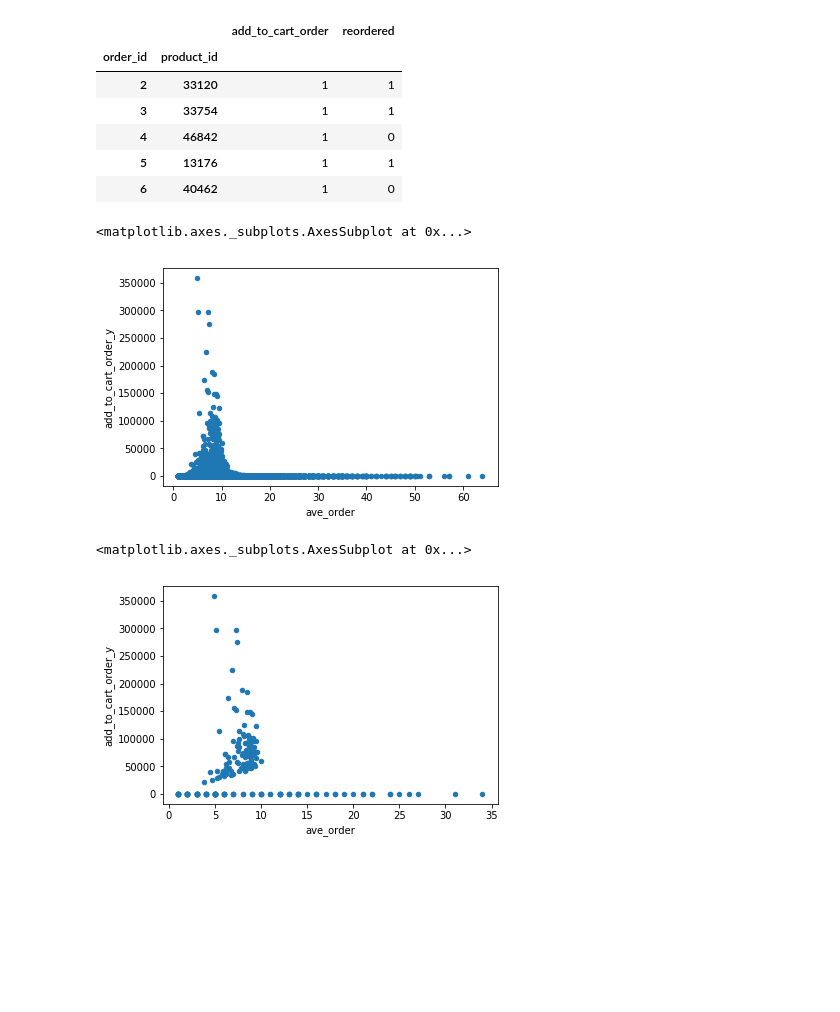
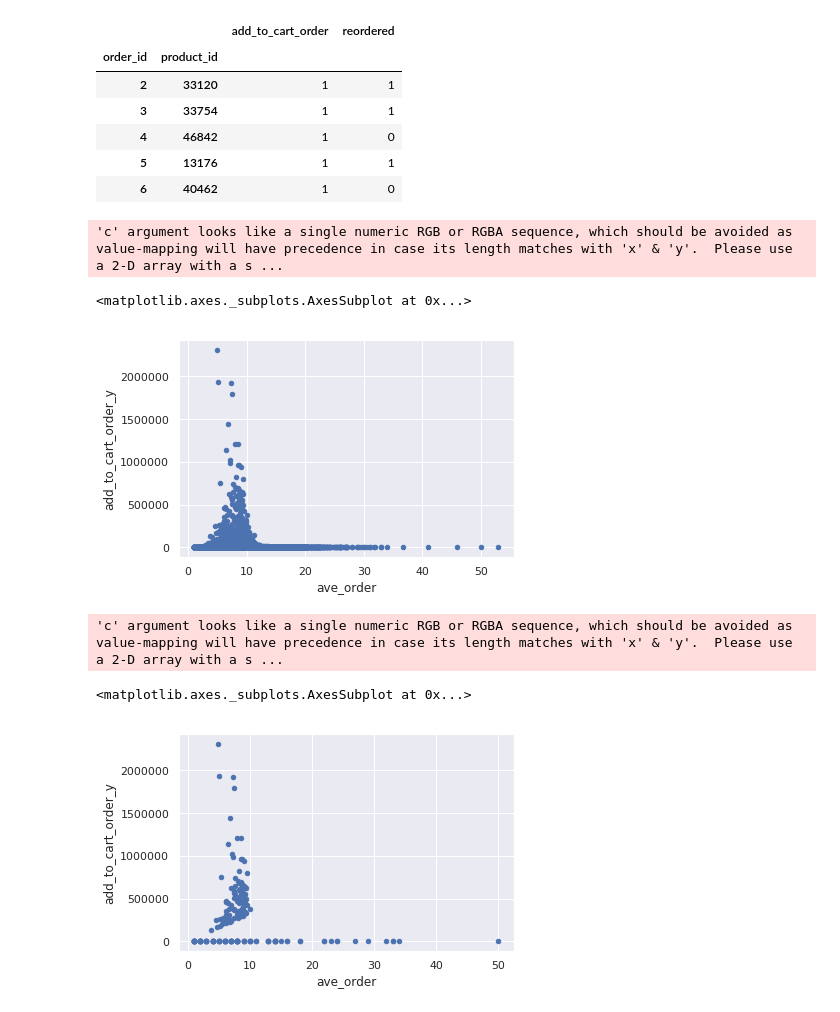
Before and after one commit to SDashev/Springboard-Capstone-1, a Jupyter notebook: insta_cart_1.ipynb, the cells around one changed output. Drawn from its saved outputs; the diff is of its cells as text; code cells hidden in the pictures; blank space fills up the shorter version.

```diff
--- a/insta_cart_1.ipynb
+++ b/insta_cart_1.ipynb
@@ -94,7 +112,7 @@ dtypes: int64(3)
 memory usage: 42.3 MB
 # %%
 # prior frame
-prior = pd.read_csv(str_prod_prior, nrows=1000000, index_col = ['order_id', 'product_id'])
+prior = pd.read_csv(str_prod_prior,  index_col = ['order_id', 'product_id'])
 prior.info()
 # %% [output]
 <class 'pandas.core.frame.DataFrame'>
@@ -387,20 +404,21 @@ ordered_first.head()
 # %%
 # are more frequent items ordered first?
 # number of times an item is ordered, sorted
-frequency_count = fp_p_prior.groupby('product_id').count()['add_to_cart_order'].sort_values(ascending=False)
+frequency_count = prior.groupby('product_id').count()['add_to_cart_order'].sort_values(ascending=False)
 # summing add_to_cart_order to find average order value
-sum_add_to_order = fp_p_prior.groupby('product_id')['add_to_cart_order'].sum()
+sum_add_to_order = prior.groupby('product_id')['add_to_cart_order'].sum()
 
 # merging the two data frames.
 frequency_count = pd.merge(left=frequency_count, right=sum_add_to_order, left_on='product_id', right_on='product_id')
 # new column - ave_order to show when on average in the list the item is ordered.
 frequency_count['ave_order'] = frequency_count['add_to_cart_order_y'] / frequency_count['add_to_cart_order_x']
 
 # plotting the ave_order.
 frequency_count.plot(kind='scatter', y='add_to_cart_order_y', x='ave_order')
 # %% [output]
-<matplotlib.axes._subplots.AxesSubplot at 0x...>
+'c' argument looks like a single numeric RGB or RGBA sequence, which should be avoided as value-mapping will have precedence in case its length matches with 'x' & 'y'.  Please use a 2-D array with a s ...
+<matplotlib.axes._subplots.AxesSubplot at 0x...>
-[figure, old version]
+[figure, new version]
 # %%
 # plotting the top 50 and bottom 50 items from the graph above.
 freq_top = frequency_count.head(100)
@@ -410,5 +428,6 @@ freq_bot = frequency_count.tail(100)
 freq = pd.concat([freq_top, freq_bot], axis=0)
 freq.plot(kind='scatter', y='add_to_cart_order_y', x='ave_order')
 # %% [output]
-<matplotlib.axes._subplots.AxesSubplot at 0x...>
+'c' argument looks like a single numeric RGB or RGBA sequence, which should be avoided as value-mapping will have precedence in case its length matches with 'x' & 'y'.  Please use a 2-D array with a s ...
+<matplotlib.axes._subplots.AxesSubplot at 0x...>
-[figure, old version]
+[figure, new version]
```
Also changed, not shown: parts of 19 cells of this notebook.
